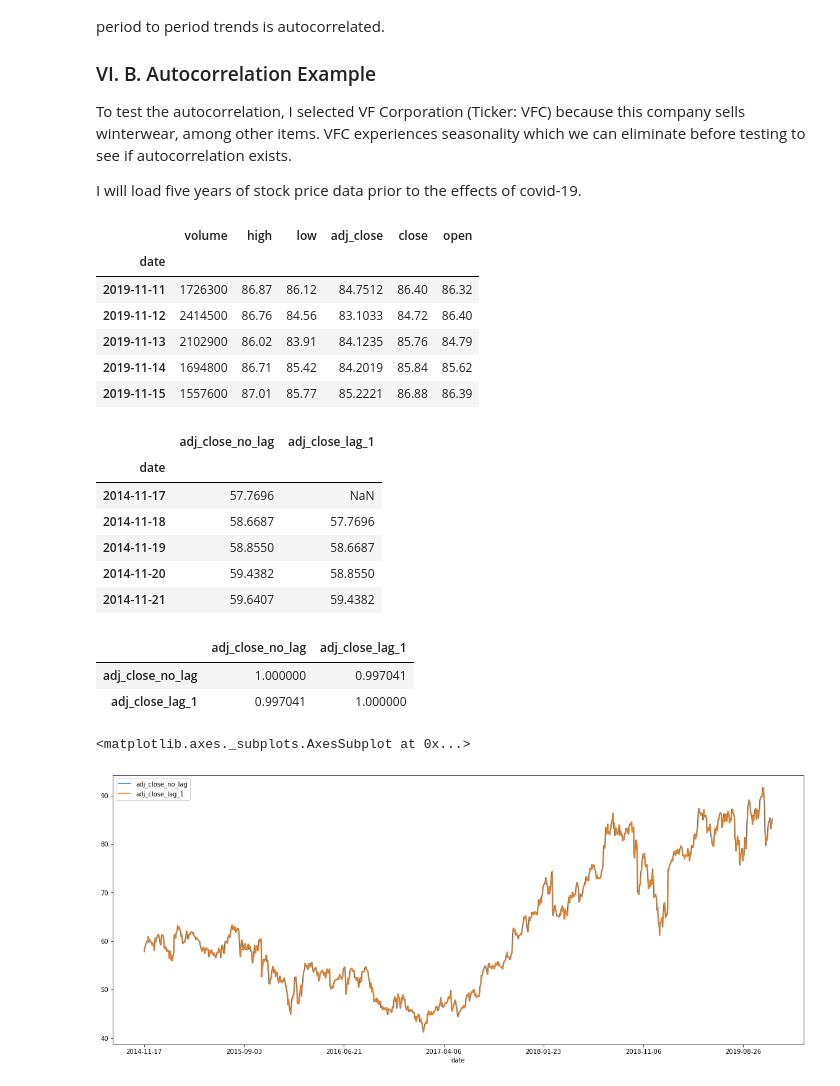
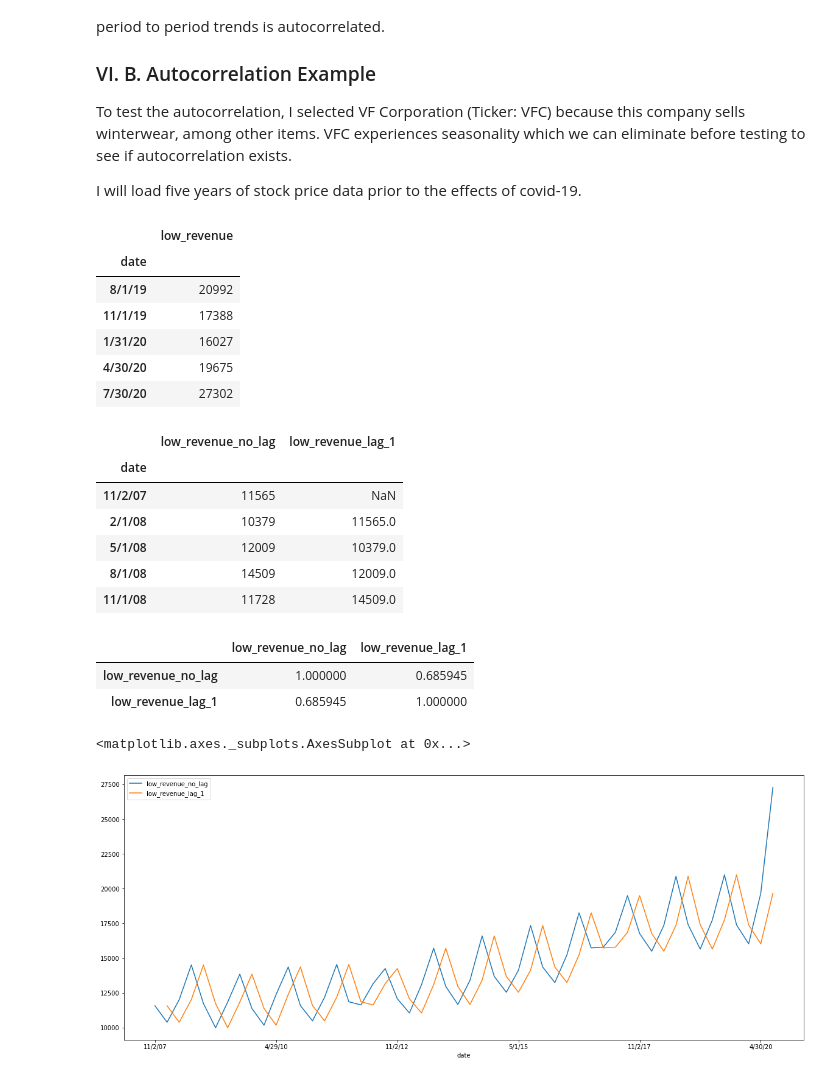
Before and after one commit to amitrani6/time-series-examples, a Jupyter notebook: Time_Series_Models_Examples.ipynb, the cells around one changed output. Cells and saved outputs as stored; diff of their text form; code cells hidden in the pictures.

Commit message:
Added autocorrelation for lowes revenue

```diff
--- a/Time_Series_Models_Examples.ipynb
+++ b/Time_Series_Models_Examples.ipynb
@@ -293,42 +293,42 @@ I will load five years of stock price data prior to the effects of covid-19.
 # %%
 # Load in VFC data
 vfc_data = pd.read_csv('data_files/price_data/VFC_november_17_2014_to_november_15_2019.csv', index_col = 'date')
-
-vfc_data.tail()
+low_revenue_data = pd.read_csv('data_files/additional_data/low_revenue.csv', index_col = 'date')
+low_revenue_data.tail()
 # %% [output]
-|  | volume | high | low | adj_close | close | open |
-| date |  |  |  |  |  |  |
-| 2019-11-11 | 1726300 | 86.87 | 86.12 | 84.7512 | 86.40 | 86.32 |
-| 2019-11-12 | 2414500 | 86.76 | 84.56 | 83.1033 | 84.72 | 86.40 |
-| 2019-11-13 | 2102900 | 86.02 | 83.91 | 84.1235 | 85.76 | 84.79 |
-| 2019-11-14 | 1694800 | 86.71 | 85.42 | 84.2019 | 85.84 | 85.62 |
-| 2019-11-15 | 1557600 | 87.01 | 85.77 | 85.2221 | 86.88 | 86.39 |
+|  | low_revenue |
+| date |  |
+| 8/1/19 | 20992 |
+| 11/1/19 | 17388 |
+| 1/31/20 | 16027 |
+| 4/30/20 | 19675 |
+| 7/30/20 | 27302 |
 # %%
 # extract prices at lag 1
-vfc_data.rename(columns={'adj_close': 'adj_close_no_lag'}, inplace=True)
-vfc_data = pd.DataFrame(vfc_data['adj_close_no_lag'])
-vfc_data['adj_close_lag_1'] = vfc_data.shift(periods = 1)
+low_revenue_data.rename(columns={'low_revenue': 'low_revenue_no_lag'}, inplace=True)
+low_revenue_data = pd.DataFrame(low_revenue_data['low_revenue_no_lag'])
+low_revenue_data['low_revenue_lag_1'] = low_revenue_data.shift(periods = 1)
 
-vfc_data.head()
+low_revenue_data.head()
 # %% [output]
-|  | adj_close_no_lag | adj_close_lag_1 |
+|  | low_revenue_no_lag | low_revenue_lag_1 |
 | date |  |  |
-| 2014-11-17 | 57.7696 | NaN |
-| 2014-11-18 | 58.6687 | 57.7696 |
-| 2014-11-19 | 58.8550 | 58.6687 |
-| 2014-11-20 | 59.4382 | 58.8550 |
-| 2014-11-21 | 59.6407 | 59.4382 |
+| 11/2/07 | 11565 | NaN |
+| 2/1/08 | 10379 | 11565.0 |
+| 5/1/08 | 12009 | 10379.0 |
+| 8/1/08 | 14509 | 12009.0 |
+| 11/1/08 | 11728 | 14509.0 |
 # %%
 # View the correlation between the data
-vfc_data.corr()
+low_revenue_data.corr()
 # %% [output]
-|  | adj_close_no_lag | adj_close_lag_1 |
-| adj_close_no_lag | 1.000000 | 0.997041 |
-| adj_close_lag_1 | 0.997041 | 1.000000 |
+|  | low_revenue_no_lag | low_revenue_lag_1 |
+| low_revenue_no_lag | 1.000000 | 0.685945 |
+| low_revenue_lag_1 | 0.685945 | 1.000000 |
 # %%
-vfc_data.plot(figsize = (20, 8))
+low_revenue_data.plot(figsize = (20, 8))
 # %% [output]
 <matplotlib.axes._subplots.AxesSubplot at 0x...>
-[figure, old version]
+[figure, new version]
 # %%
 # extract prices at lag 2
```
Also changed, not shown: parts of 14 cells of this notebook.
